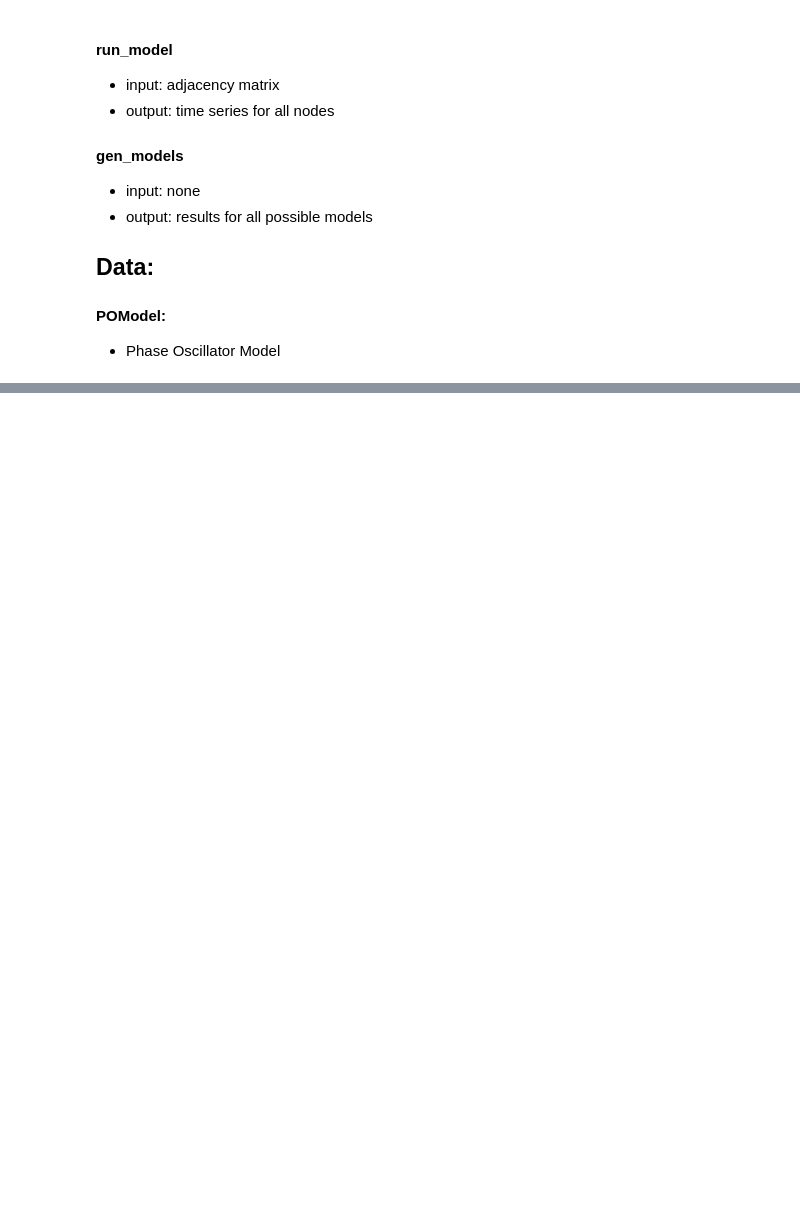
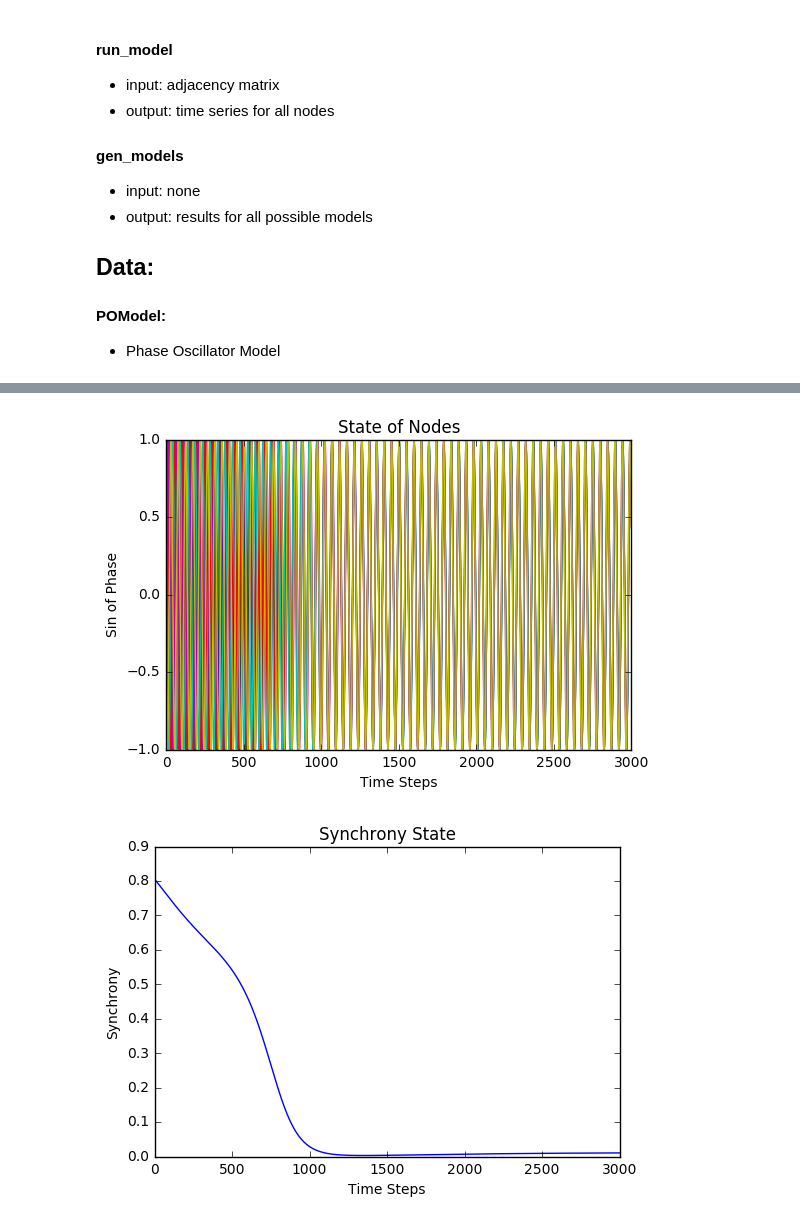
Before and after one commit to virati/KuramotoDBS, a Jupyter notebook: COSYNE Phase Oscillator.ipynb, the cells around one changed output, grey strips where cells are left out. Drawn from its saved outputs; the diff is of its cells as text; code cells hidden in the pictures; blank space fills up the shorter version.

```diff
--- a/COSYNE Phase Oscillator.ipynb
+++ b/COSYNE Phase Oscillator.ipynb
@@ -99,3 +99,12 @@ state_course(A)
+# %%
+def disp_course(A, t = 30):
+    P = run_model(A, t)
+    state_course(P)
+    R_course(P)
+disp_course(A)
+# %% [output]
+[figure, added]
+[figure, added]
 # %%
 def gen_models(A, time = 1):
     list_models = []
```
Also changed, not shown: parts of 7 cells of this notebook, 1 other file.
